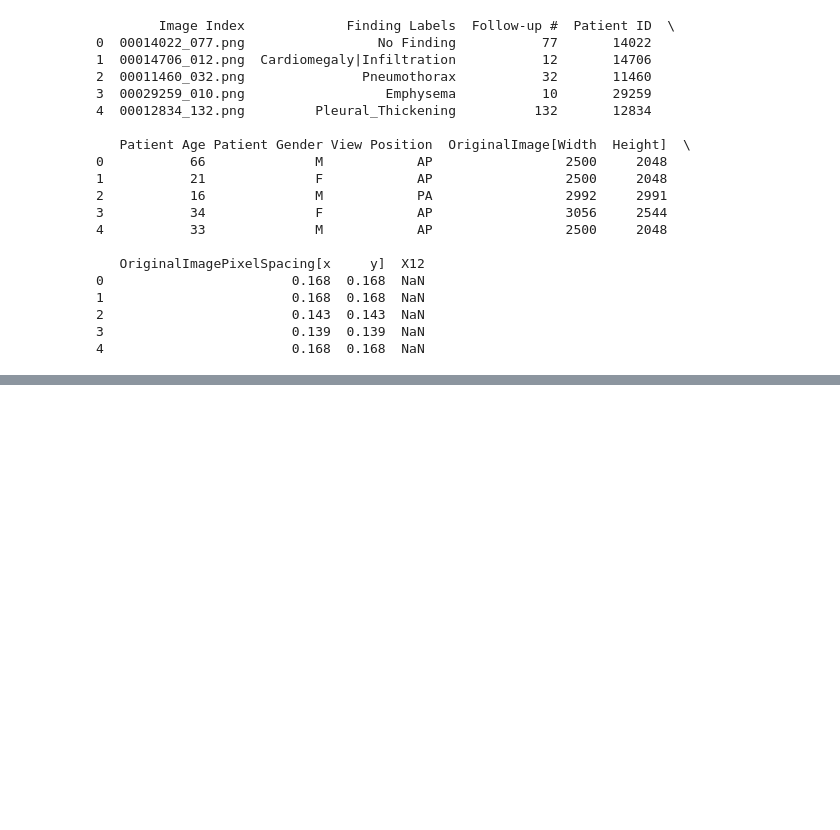
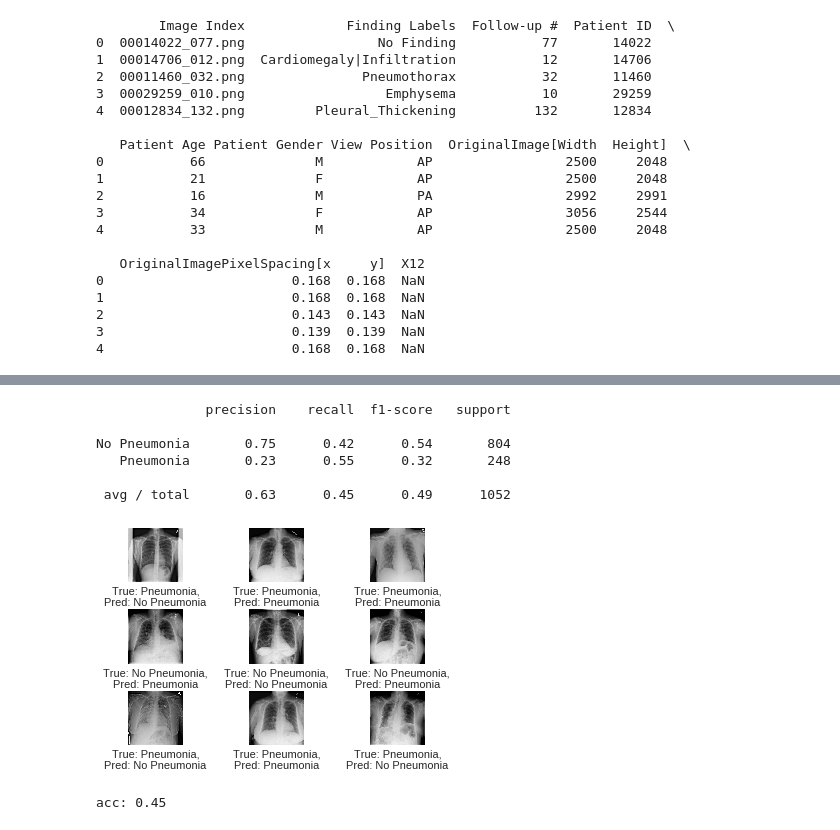
Before and after one commit to Chex-Mix/pneumonia-detection, a Jupyter notebook: chest_x.ipynb, the cells around one changed output, grey strips where cells are left out. Cells and saved outputs as stored; diff of their text form; code cells hidden in the pictures; blank space fills up the shorter version.

```diff
--- a/chest_x.ipynb
+++ b/chest_x.ipynb
@@ -531,3 +437,62 @@ acc: 0.39
+# %%
+# Define the class labels and predict on the validation set. Then output the
+# predictions using Sklearn metrics and sample images of the validation data.
+labels = ['No Pneumonia', 'Pneumonia']
+
+input_shape = (img_size, img_size, 3)
+
+#test_x = np.asarray(X_test['img_arr'].tolist())
+validation = np.asarray(X_validate['img_arr'].tolist())
+preds = model.predict(validation)
+cls_pred = np.argmax(preds, axis=1)
+
+# Print precision, recall, support and F1 score for the two classes.
+print(sklearn.metrics.classification_report(y_validate, cls_pred, target_names=labels))
+
+# Show the images.
+def plot_images(images, cls_true, cls_pred=None):
+    assert len(images) == len(cls_true) == 9
+
+    # Create figure with 3x3 sub-plots.
+    fig, axes = plt.subplots(3, 3)
+    fig.subplots_adjust(hspace=0.5, wspace=0.3)
+
+    for i, ax in enumerate(axes.flat):
+        # Plot image.
+        ax.imshow(images[i].reshape(input_shape), cmap='binary')
+
+        # Show true and predicted classes.
+        if cls_pred is None:
+            xlabel = "True: {0}".format(labels[cls_true[i]])
+        else:
+            xlabel = "True: {0},\nPred: {1}".format(labels[cls_true[i]-1],
+                                                    labels[cls_pred[i]-1])
+
+        # Show the classes as the label on the x-axis.
+        ax.set_xlabel(xlabel)
+
+        # Remove ticks from the plot.
+        ax.set_xticks([])
+        ax.set_yticks([])
+
+    # Ensure the plot is shown correctly with multiple plots in a
+    # single Notebook cell.
+    plt.show()
+
+# Plot the first nine images and their corresponding true and predicted labels.
+plot_images(validation[0:9], np.argmax(y_validateHot[0:9], axis=1), cls_pred[0:9])
+
+# Print the accuracy of the model.
+print("acc: %.02f" % sklearn.metrics.accuracy_score(y_validate, cls_pred))
+# %% [output]
+              precision    recall  f1-score   support
+
+No Pneumonia       0.75      0.42      0.54       804
+   Pneumonia       0.23      0.55      0.32       248
+
+ avg / total       0.63      0.45      0.49      1052
+[figure, added]
+acc: 0.45
 # %%
 from sklearn.metrics import average_precision_score
 from sklearn.metrics import precision_recall_curve
```
Also changed, not shown: parts of 65 cells of this notebook.
